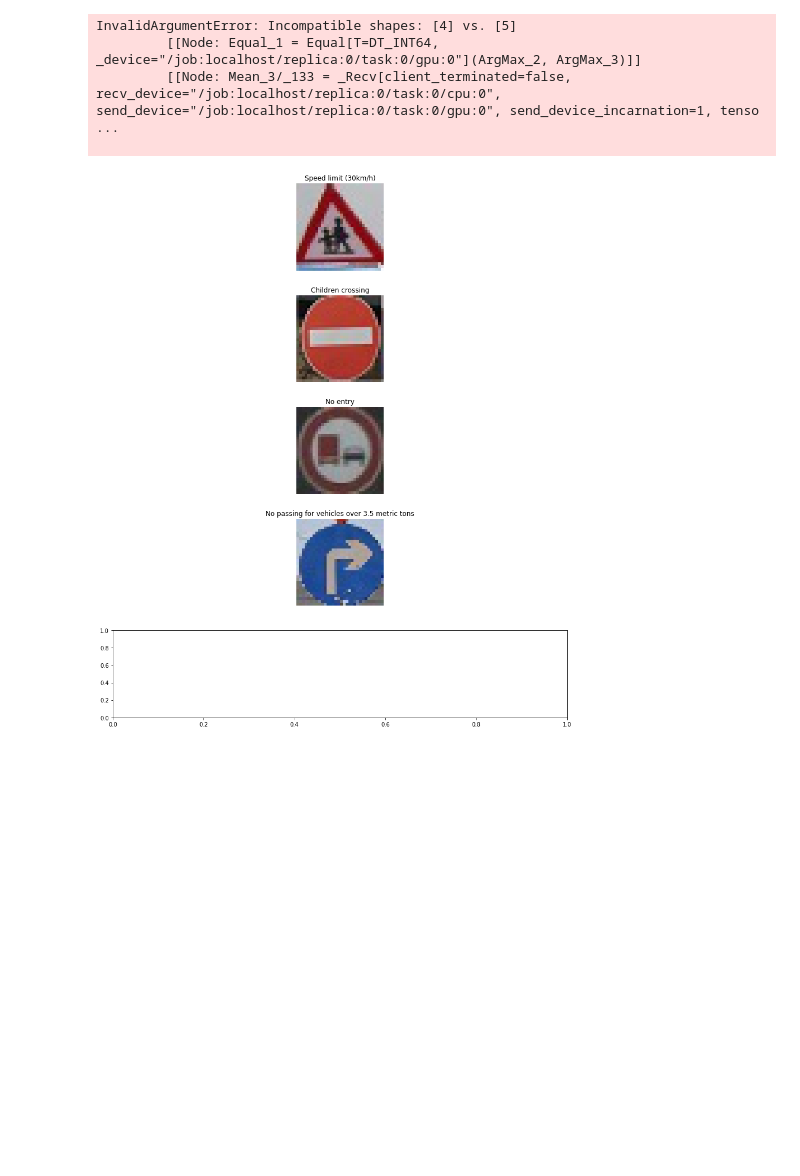
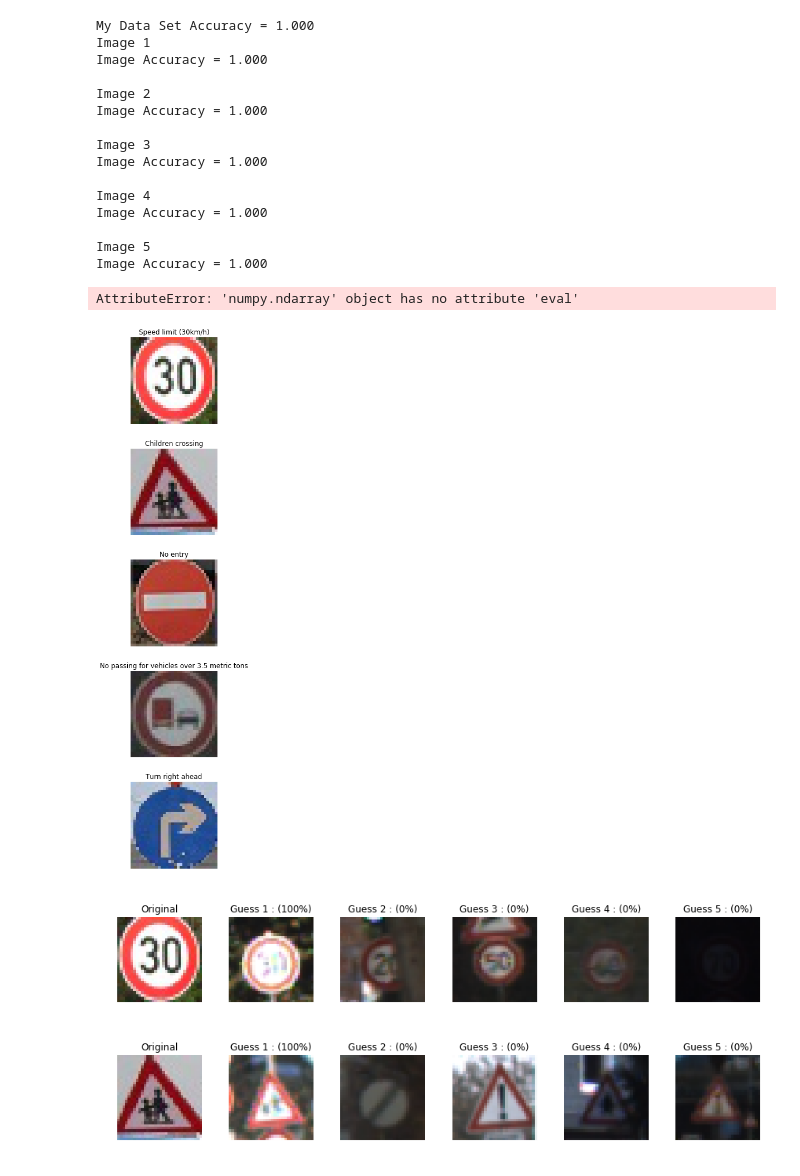
Before and after one commit to juanlvo/CarND-Traffic-Sign-Classifier-Project, a Jupyter notebook: Traffic_Sign_Classifier_juanlvo.ipynb, the cells around one changed output. Saved outputs shown, nothing was run; the diff lists cells and outputs as text; code cells hidden in the pictures; blank space fills up the shorter version.

```diff
--- a/Traffic_Sign_Classifier_juanlvo.ipynb
+++ b/Traffic_Sign_Classifier_juanlvo.ipynb
@@ -272,6 +274,7 @@ Test Accuracy = 0.933
 
 ### Load the images and plot them here.
 ### Feel free to use as many code cells as needed.
+
 import matplotlib.pyplot as plt
 # Visualizations will be shown in the notebook.
 %matplotlib inline
@@ -285,13 +288,16 @@ def plot_figures(figures, nrows, ncols, labels=None):
     for index, title in zip(range(len(figures)), figures):
         axs[index].imshow(figures[title], plt.gray())
         if(labels != None):
-           axs[index].set_title(labels[index])
+            axs[index].set_title(labels[index])
         else:
             axs[index].set_title(title)
 
         axs[index].set_axis_off()
 
     plt.tight_layout()
+
+### Visualize your network's feature maps here.
+### Feel free to use as many code cells as needed.
 
 my_images = sorted(glob.glob('./traffic_images/*.jpg'))
 my_labels = np.array([1, 28, 17, 10, 33])
@@ -323,7 +329,7 @@ with tf.Session() as sess:
     my_accuracy = evaluate(my_signs, my_labels)
     print("My Data Set Accuracy = {:.3f}".format(my_accuracy))
 
-    ### Calculate the accuracy for these 5 new images.
+### Calculate the accuracy for these 5 new images.
 ### For example, if the model predicted 1 out of 5 signs correctly, it's 20% accurate on these new images.
 my_single_item_array = []
 my_single_item_label_array = []
@@ -333,36 +339,51 @@ i = 0
 for i in range(5):
     my_single_item_array.append(my_signs[i])
     my_single_item_label_array.append(my_labels[i])
 
     with tf.Session() as sess:
         sess.run(tf.global_variables_initializer())
         saver.restore(sess, "./lenet")
         my_accuracy = evaluate(my_single_item_array, my_single_item_label_array)
         print('Image {}'.format(i+1))
         print("Image Accuracy = {:.3f}".format(my_accuracy))
         print()
 
 k_size = 5
 softmax_logits = tf.nn.softmax(logits)
-top_k = tf.nn.top_k(softmax_logits, k=k_size)
+top_k = tf.nn.top_k(softmax_logits, k=k_size, sorted=True, name='softmax1')
 
 with tf.Session() as sess:
-    sess.run(tf.global_variables_initializer())
     saver.restore(sess, "./lenet")
     my_softmax_logits = sess.run(softmax_logits, feed_dict={x: my_signs})
     my_top_k = sess.run(top_k, feed_dict={x: my_signs})
     for i in range(5):
         figures = {}
         labels = {}
         figures[0] = my_signs[i]
         labels[0] = "Original"
         for j in range(k_size):
             labels[j+1] = 'Guess {} : ({:.0f}%)'.format(j+1, 100*my_top_k[0][i][j])
             figures[j+1] = X_valid[np.argwhere(y_valid == my_top_k[1][i][j])[0]].squeeze()
         plot_figures(figures, 1, 6, labels)
+        ymax = figures[0].max()
+        ymin = figures[0].min()
 # %% [output]
-InvalidArgumentError: Incompatible shapes: [4] vs. [5]
-         [[Node: Equal_1 = Equal[T=DT_INT64, _device="/job:localhost/replica:0/task:0/gpu:0"](ArgMax_2, ArgMax_3)]]
-         [[Node: Mean_3/_133 = _Recv[client_terminated=false, recv_device="/job:localhost/replica:0/task:0/cpu:0", send_device="/job:localhost/replica:0/task:0/gpu:0", send_device_incarnation=1, tenso ...
+My Data Set Accuracy = 1.000
+Image 1
+Image Accuracy = 1.000
 
+Image 2
+Image Accuracy = 1.000
+
+Image 3
+Image Accuracy = 1.000
+
+Image 4
+Image Accuracy = 1.000
+
+Image 5
+Image Accuracy = 1.000
+AttributeError: 'numpy.ndarray' object has no attribute 'eval'
-[figure, old version]
+[figure, new version]
+[figure, added]
+[figure, added]
```
Also changed, not shown: parts of 2 cells of this notebook, 3 other files.
